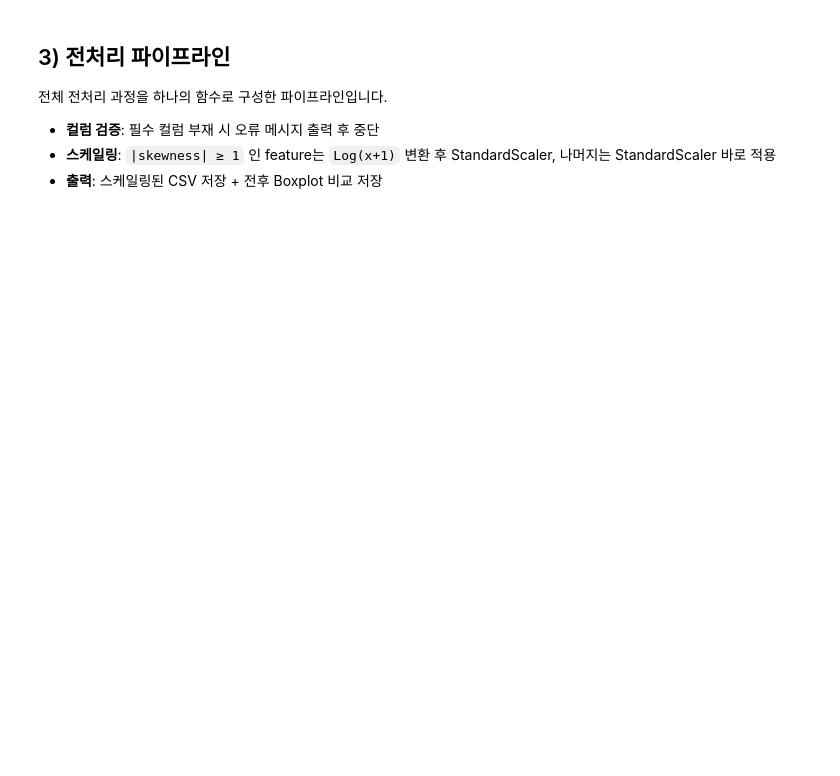
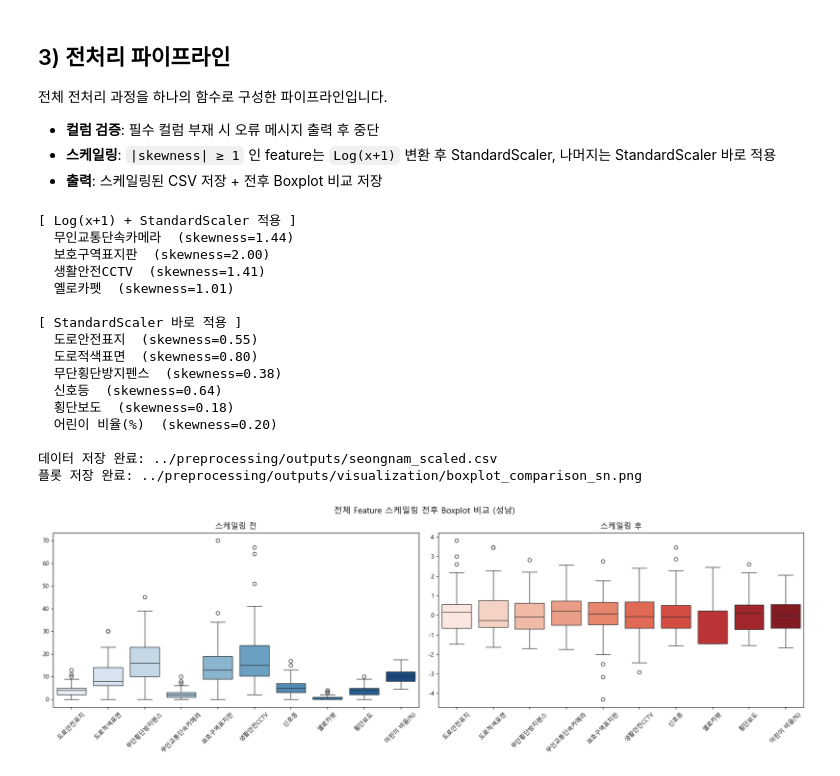
Before and after one commit to jimena1lee/1stProject_MSAI09, a Jupyter notebook: Preprocessing/facility_data_preprocessing_SN.ipynb, the cells around one changed output. Drawn from its saved outputs; the diff is of its cells as text; code cells hidden in the pictures; blank space fills up the shorter version.

```diff
--- a/Preprocessing/facility_data_preprocessing_SN.ipynb
+++ b/Preprocessing/facility_data_preprocessing_SN.ipynb
@@ -492,10 +501,28 @@ def preprocess_pipeline(df, data_output_path, plot_output_path):
     return scaled_df
 # %%
 # ── 파이프라인 실행 예시 ──────────────────────────────────────────────────────
-raw_df = pd.read_csv('./raw-data/5_seongnam_final_dataset.csv')
+raw_df = pd.read_csv('./data/5_seongnam_final_dataset.csv')
 
 scaled = preprocess_pipeline(
     df=raw_df,
     data_output_path='../preprocessing/outputs/seongnam_scaled.csv',
     plot_output_path='../preprocessing/outputs/visualization/boxplot_comparison_sn.png',
 )
+# %% [output]
+[ Log(x+1) + StandardScaler 적용 ]
+  무인교통단속카메라  (skewness=1.44)
+  보호구역표지판  (skewness=2.00)
+  생활안전CCTV  (skewness=1.41)
+  옐로카펫  (skewness=1.01)
+
+[ StandardScaler 바로 적용 ]
+  도로안전표지  (skewness=0.55)
+  도로적색표면  (skewness=0.80)
+  무단횡단방지펜스  (skewness=0.38)
+  신호등  (skewness=0.64)
+  횡단보도  (skewness=0.18)
+  어린이 비율(%)  (skewness=0.20)
+
+데이터 저장 완료: ../preprocessing/outputs/seongnam_scaled.csv
+플롯 저장 완료: ../preprocessing/outputs/visualization/boxplot_comparison_sn.png
+[figure, added]
```
Also changed, not shown: parts of 1 cell of this notebook, 5 other files.
